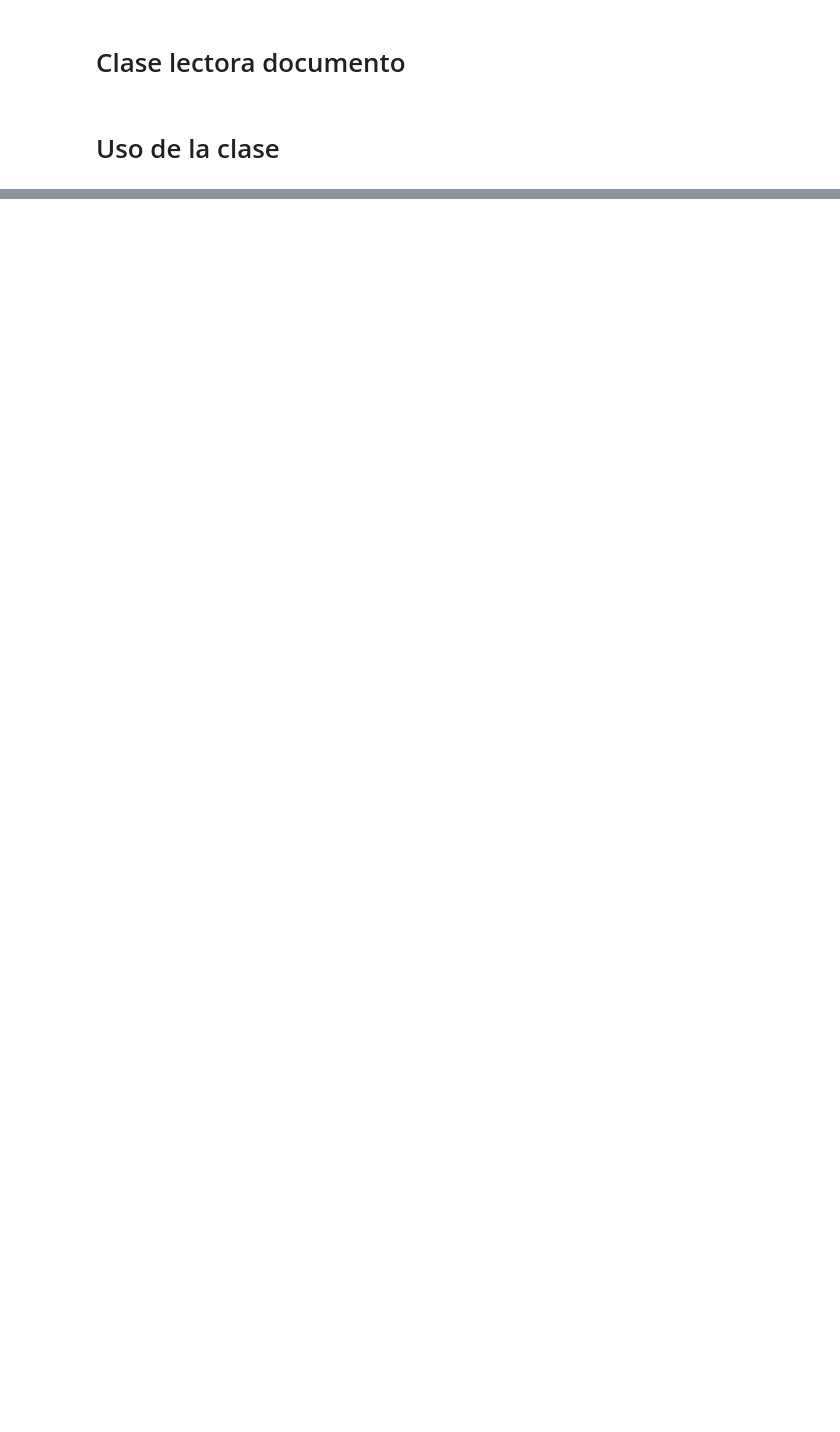
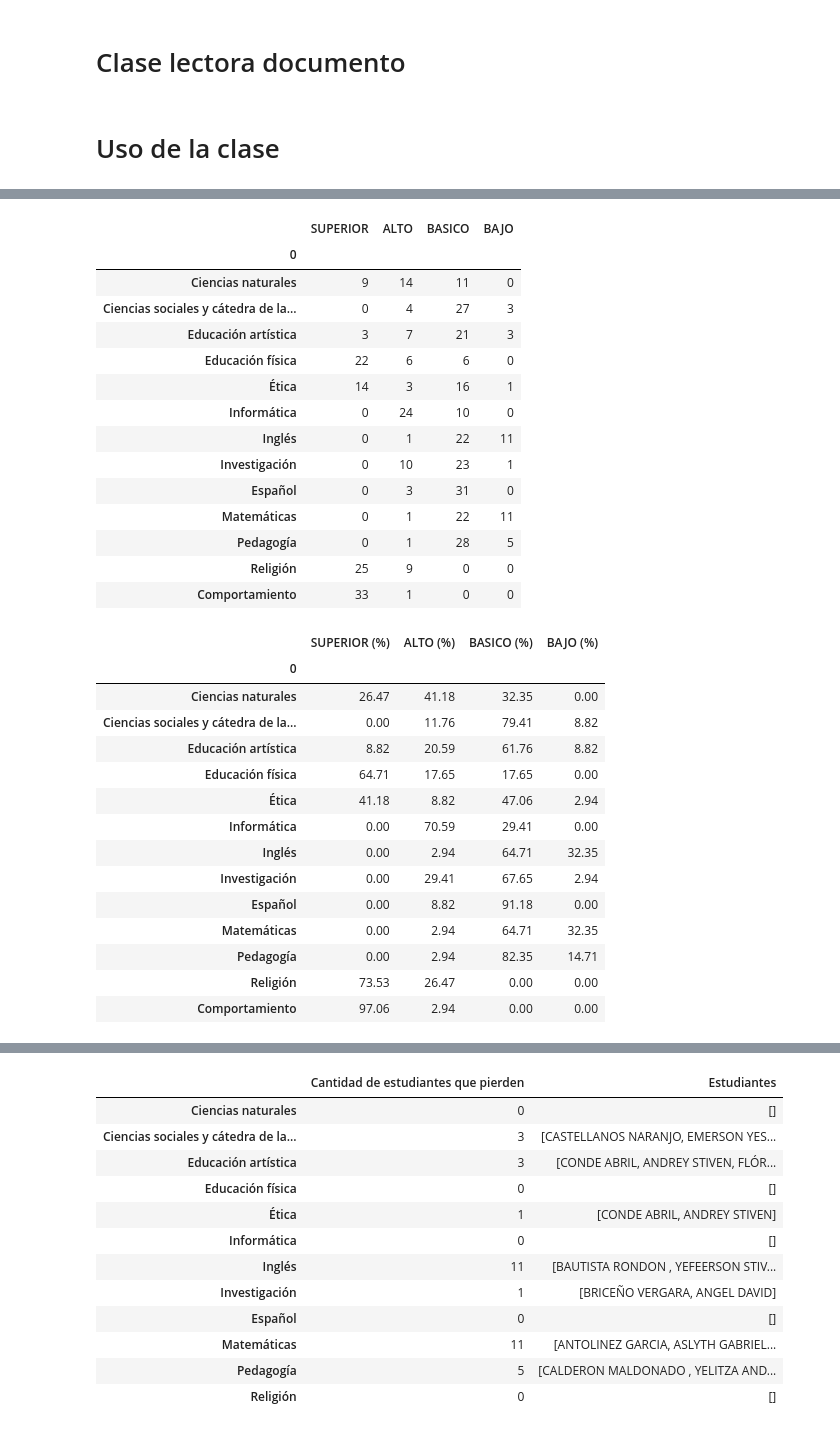
Before and after one commit to dogor97/acta_ENSSTC, a Jupyter notebook: Codigo_acta_ENSSTC.ipynb, the cells around one changed output, grey strips where cells are left out. Cells and saved outputs as stored; diff of their text form; code cells hidden in the pictures; blank space fills up the shorter version.

Commit message:
Changes to be committed: modified: .gitignore modified: Codigo_acta_ENSSTC.ipynb modified:   src/excel_reader.py modified:   src/grade_analysis.py

```diff
--- a/Codigo_acta_ENSSTC.ipynb
+++ b/Codigo_acta_ENSSTC.ipynb
@@ -16,3 +24,18 @@ Drive already mounted at /content/drive; to attempt to forcibly remount, call dr
+# %%
+# Local VS Code input
+input_path_local = str(
+    project_root / "test_data" / "notas 1er periodo septimo 2026.xlsx"
+)
+output_path_local = project_root / "output" / "resultados_acta_local.xlsx"
+# %%
+# Choose the input and output for this run
+# Local default:
+input_path = input_path_local
+output_path = output_path_local
+
+# For Google Colab, use these instead:
+# input_path = input_path_drive
+# output_path = output_path_drive
 # %% [markdown]
 # Clase lectora documento
 # %% [markdown]
@@ -38,8 +69,39 @@ for grade, sections in results.items():
 # %%
 section_reports = results["SÉPTIMO"]["2"]
 
 display(section_reports["performance_summary"])
 display(section_reports["performance_percentages"])
-display(section_reports["top_students"])
+display(section_reports["top_students"].head(3))
 display(section_reports["failed_students_by_subject"])
 display(section_reports["failed_subjects_by_student"])
+# %% [output]
+|  | SUPERIOR | ALTO | BASICO | BAJO |
+| 0 |  |  |  |  |
+| Ciencias naturales | 9 | 14 | 11 | 0 |
+| Ciencias sociales y cátedra de la... | 0 | 4 | 27 | 3 |
+| Educación artística | 3 | 7 | 21 | 3 |
+| Educación física | 22 | 6 | 6 | 0 |
+| Ética | 14 | 3 | 16 | 1 |
+| Informática | 0 | 24 | 10 | 0 |
+| Inglés | 0 | 1 | 22 | 11 |
+| Investigación | 0 | 10 | 23 | 1 |
+| Español | 0 | 3 | 31 | 0 |
+| Matemáticas | 0 | 1 | 22 | 11 |
+| Pedagogía | 0 | 1 | 28 | 5 |
+| Religión | 25 | 9 | 0 | 0 |
+| Comportamiento | 33 | 1 | 0 | 0 |
+|  | SUPERIOR (%) | ALTO (%) | BASICO (%) | BAJO (%) |
+| 0 |  |  |  |  |
+| Ciencias naturales | 26.47 | 41.18 | 32.35 | 0.00 |
+| Ciencias sociales y cátedra de la... | 0.00 | 11.76 | 79.41 | 8.82 |
+| Educación artística | 8.82 | 20.59 | 61.76 | 8.82 |
+| Educación física | 64.71 | 17.65 | 17.65 | 0.00 |
+| Ética | 41.18 | 8.82 | 47.06 | 2.94 |
+| Informática | 0.00 | 70.59 | 29.41 | 0.00 |
+| Inglés | 0.00 | 2.94 | 64.71 | 32.35 |
+| Investigación | 0.00 | 29.41 | 67.65 | 2.94 |
+| Español | 0.00 | 8.82 | 91.18 | 0.00 |
+| Matemáticas | 0.00 | 2.94 | 64.71 | 32.35 |
+| Pedagogía | 0.00 | 2.94 | 82.35 | 14.71 |
+| Religión | 73.53 | 26.47 | 0.00 | 0.00 |
+| Comportamiento | 97.06 | 2.94 | 0.00 | 0.00 |
@@ -45,0 +113,13 @@ display(section_reports["failed_subjects_by_student"])
+|  | Cantidad de estudiantes que pierden | Estudiantes |
+| Ciencias naturales | 0 | [] |
+| Ciencias sociales y cátedra de la... | 3 | [CASTELLANOS NARANJO, EMERSON YES... |
+| Educación artística | 3 | [CONDE ABRIL, ANDREY STIVEN, FLÓR... |
+| Educación física | 0 | [] |
+| Ética | 1 | [CONDE ABRIL, ANDREY STIVEN] |
+| Informática | 0 | [] |
+| Inglés | 11 | [BAUTISTA RONDON , YEFEERSON STIV... |
+| Investigación | 1 | [BRICEÑO VERGARA, ANGEL DAVID] |
+| Español | 0 | [] |
+| Matemáticas | 11 | [ANTOLINEZ GARCIA, ASLYTH GABRIEL... |
+| Pedagogía | 5 | [CALDERON MALDONADO , YELITZA AND... |
+| Religión | 0 | [] |
```
Also changed, not shown: parts of 6 cells of this notebook, 3 other files.
